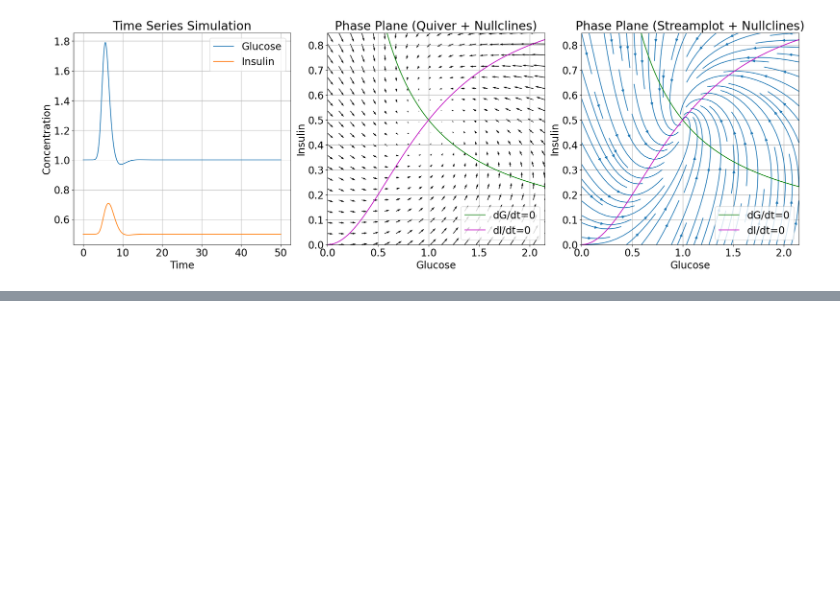
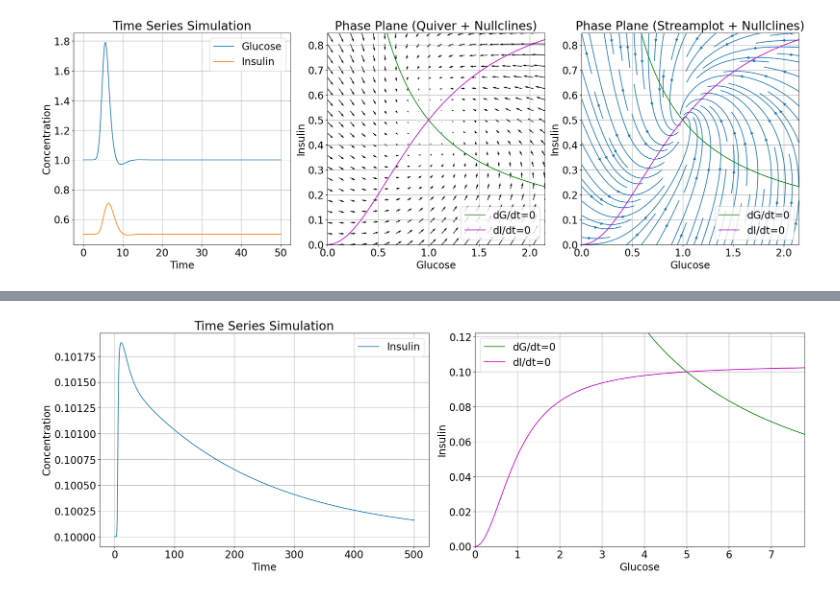
Before and after one commit to IB120-201-CCB210/Spring2025, a Jupyter notebook: Titov_Jupyter_Notebooks/Lecture_9_Insulin_Glucose_Homeostasis.ipynb, the cells around one changed output, grey strips where cells are left out. Drawn from its saved outputs; the diff is of its cells as text; code cells hidden in the pictures; blank space fills up the shorter version.

```diff
--- a/Titov_Jupyter_Notebooks/Lecture_9_Insulin_Glucose_Homeostasis.ipynb
+++ b/Titov_Jupyter_Notebooks/Lecture_9_Insulin_Glucose_Homeostasis.ipynb
@@ -117,3 +123,75 @@ steady_state_solutions
 # %% [output]
 Steady state solutions (Glucose, Insulin):
 $\displaystyle \left\{\left( \frac{K^{\frac{2}{3}} \sqrt[3]{\gamma} \sqrt[3]{m}}{\sqrt[3]{B} \sqrt[3]{q} \sqrt[3]{s}}, \  \frac{\sqrt[3]{B} m^{\frac{2}{3}} \sqrt[3]{q}}{K^{\frac{2}{3}} \sqrt[3]{\gamma} s^{\frac{2}{3}}}\right), \left( \frac{K^{\frac{2}{3}} \sqrt[3]{\gamma} \sqrt[3]{m} \left(-1 - \sqrt{3} i\right)}{2 \sqrt[3]{B} \sqrt[3]{q} \sqrt[3]{s}}, \  - \frac{\sqrt[3]{B} m^{\frac{2}{3}} \sqrt[3]{q}}{2 K^{\frac{2}{3}} \sqrt[3]{\gamma} s^{\frac{2}{3}}} + \frac{\sqrt{3} i \sqrt[3]{B} m^{\frac{2}{3}} \sqrt[3]{q}}{2 K^{\frac{2}{3}} \sqrt[3]{\gamma} s^{\frac{2}{3}}}\right), \left( \frac{K^{\frac{2}{3}} \sqrt[3]{\gamma} \sqrt[3]{m} \left(-1 + \sqrt{3} i\right)}{2 \sqrt[3]{B} \sqrt[3]{q} \sqrt[3]{s}}, \  - \frac{\sqrt[3]{B} m^{\frac{2}{3}} \sqrt[3]{q}}{2 K^{\frac{2}{3}} \sqrt[3]{\gamma} s^{\frac{2}{3}}} - \frac{\sqrt{3} i \sqrt[3]{B} m^{\frac{2}{3}} \sqrt[3]{q}}{2 K^{\frac{2}{3}} \sqrt[3]{\gamma} s^{\frac{2}{3}}}\right)\right\}$
+# %%
+# Update default font size for plots (approx 2x default)
+plt.rcParams.update({'font.size': 20})
+
+# Set up the parameters
+s, q, K, gamma = 1, 1, 1, 1
+m = 0.5
+mu = 0.0001
+Gst = 5
+
+# ODE function
+def InsulinGlucoseSimple(t, y):
+    Glucose, Insulin, BetaMass = y
+    meal_dynamic = m + np.exp(-(t - 5)**2)
+    dGlucosetdt = meal_dynamic - s * Glucose * Insulin
+    dInsulindt = q * BetaMass * (Glucose**2) / (Glucose**2 + K**2) - gamma * Insulin
+    dBetaMassdt = mu * (Glucose - Gst)
+    return [dGlucosetdt, dInsulindt, dBetaMassdt]
+
+# Initial conditions and time span
+beta_st = gamma * m * (Gst**2 + K**2) / (q * s * Gst**3)
+insulin_st = m / (Gst * s)
+initial_condition = [Gst, insulin_st, beta_st]
+tspan = [0, 500]
+
+# Solve ODE
+soln = solve_ivp(
+    InsulinGlucoseSimple, tspan, initial_condition,
+    t_eval=np.linspace(tspan[0], tspan[1], 1000),
+    atol=1e-10, rtol=1e-10,
+)
+
+# Initialize figure
+fig, axs = plt.subplots(1, 2, figsize=(21, 7), dpi=100, constrained_layout=True)
+
+# Plot time series
+# axs[0].plot(soln.t, soln.y[0], label="Glucose")
+axs[0].plot(soln.t, soln.y[1], label="Insulin")
+# axs[0].plot(soln.t, soln.y[2], label="Beta Mass")
+axs[0].set_xlabel("Time")
+axs[0].set_ylabel("Concentration")
+axs[0].set_title("Time Series Simulation")
+axs[0].legend()
+axs[0].grid(True)
+
+# --- Phase Plane Analysis ---
+glucose_min, glucose_max = 0, np.max(soln.y[0]) * 1.2
+insulin_min, insulin_max = 0, np.max(soln.y[1]) * 1.2
+glucose_range = np.linspace(glucose_min, glucose_max, 20)
+insulin_range = np.linspace(insulin_min, insulin_max, 20)
+G_grid, I_grid = np.meshgrid(glucose_range, insulin_range)
+
+# Derivatives for phase portrait (using baseline meal)
+dGdt_grid = m - s * G_grid * I_grid
+dIdt_grid = q * B * (G_grid**2) / (G_grid**2 + K**2) - gamma * I_grid
+
+# Nullclines
+G_null_range = np.linspace(1e-6, glucose_max, 500)
+I_null_glucose = const_meal / (s * G_null_range)
+I_null_insulin = (q * beta_st / gamma) * (G_null_range**2) / (K**2 + G_null_range**2)
+axs[1].plot(G_null_range, I_null_glucose, 'g', label='dG/dt=0')
+axs[1].plot(G_null_range, I_null_insulin, 'm', label='dI/dt=0')
+axs[1].set_xlabel("Glucose")
+axs[1].set_ylabel("Insulin")
+axs[1].legend()  # Corrected to use ax instead of axs[1]
+axs[1].set_xlim([glucose_min, glucose_max])
+axs[1].set_ylim([insulin_min, insulin_max])
+axs[1].grid(True)
+
+plt.show()
+# %% [output]
+[figure, added]
```
Also changed, not shown: parts of 5 cells of this notebook.
